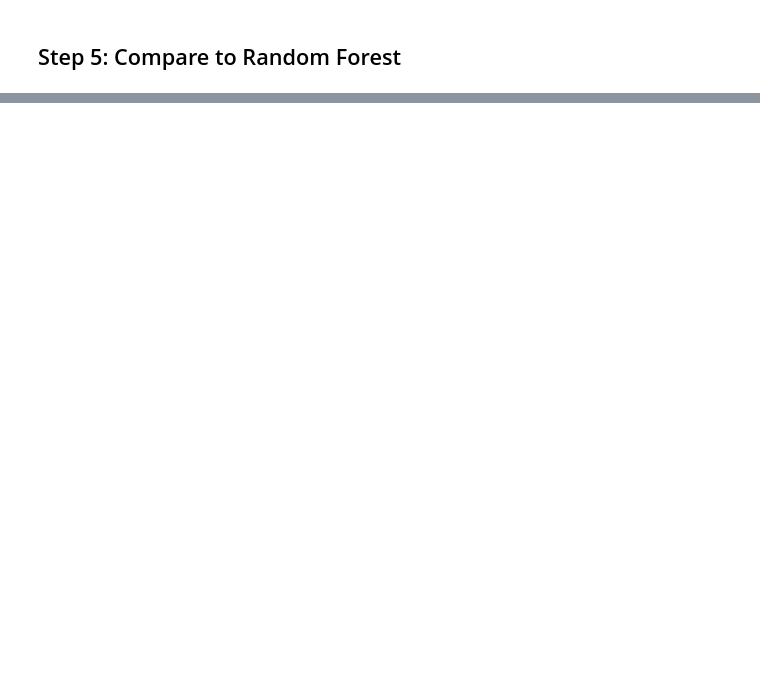
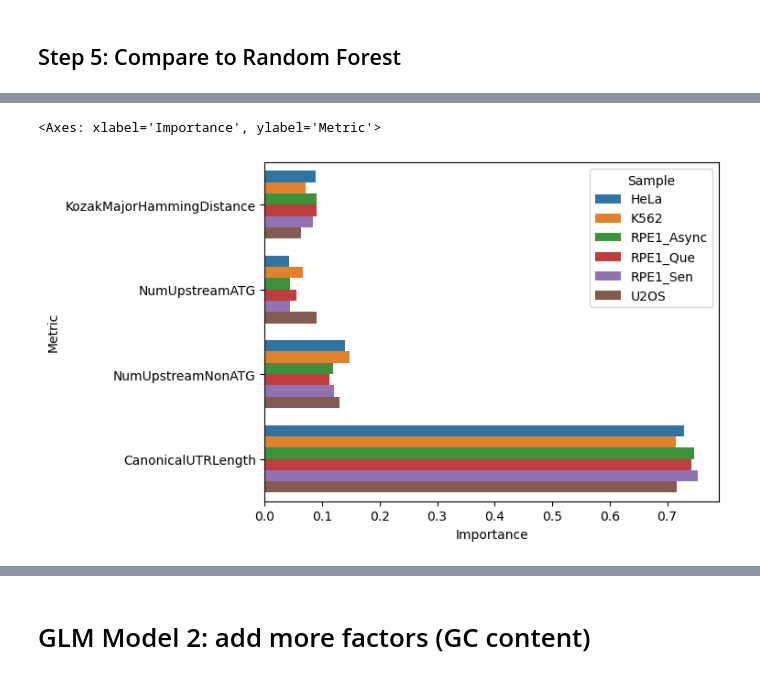
Before and after one commit to cheeseman-lab/coTISja, a Jupyter notebook: src/notebooks/leaky_scanning_model.ipynb, the cells around one changed output, grey strips where cells are left out. Cells and saved outputs as stored; diff of their text form; code cells hidden in the pictures; blank space fills up the shorter version.

```diff
--- a/src/notebooks/leaky_scanning_model.ipynb
+++ b/src/notebooks/leaky_scanning_model.ipynb
@@ -325,0 +430,9 @@ write_glm_results(model, '/lab/barcheese01/smaffa/coTISja/data/tisdiff_results/d
+# %%
+formula = 'TISCounts' + '~' + '+'.join([
+    'KozakHammingDistance', 'NumUpstreamATG', 'NumUpstreamNonATG', 'CanonicalUTRLength', 'Sample',
+    'KozakHammingDistance:Sample', 'NumUpstreamATG:Sample', 'NumUpstreamNonATG:Sample', 'CanonicalUTRLength:Sample'
+])
+
+X, y = create_model_inputs(
+    feature_table_scaled.assign(NumUpstreamNonATG=lambda x: x['NumUpstreamTIS'] - x['NumUpstreamATG']), formula
+)
@@ -328,3 +644,29 @@ write_glm_results(model, '/lab/barcheese01/smaffa/coTISja/data/tisdiff_results/d
 # %% [markdown]
 ## Step 5: Compare to Random Forest
 # %%
+import pandas as pd
+import numpy as np
+from sklearn.ensemble import RandomForestRegressor
+from sklearn.model_selection import train_test_split
+import matplotlib.pyplot as plt
+
+features = ['KozakMajorHammingDistance', 'NumUpstreamATG', 'NumUpstreamNonATG', 'CanonicalUTRLength']
+cell_lines = feature_table['Sample'].unique()
+
+rf_models = {}
+feature_importances = {}
+
+for cl in tqdm(cell_lines):
+    df_cl = feature_table[feature_table['Sample'] == cl]
+    X = df_cl[features]
+    y = np.log2(df_cl['TISCounts']+1) - df_cl['GeneRNASeqLogRPM']
+
+    X_train, X_test, y_train, y_test = train_test_split(X, y, test_size=0.2, random_state=42)
+
+    rf = RandomForestRegressor(n_estimators=1000, random_state=42, n_jobs=-1)
+    rf.fit(X_train, y_train)
+
+    rf_models[cl] = rf
+    feature_importances[cl] = pd.Series(rf.feature_importances_, index=features)
+
+importance_df = pd.DataFrame(feature_importances)
@@ -345,3 +673,11 @@ write_glm_results(model, '/lab/barcheese01/smaffa/coTISja/data/tisdiff_results/d
+# %%
+sns.barplot(
+    importance_df.melt(ignore_index=False, var_name='Sample', value_name='Importance').reset_index(names=['Metric']),
+    x='Importance', y='Metric', hue='Sample'
+)
+# %% [output]
+<Axes: xlabel='Importance', ylabel='Metric'>
+[figure, added]
 # %%
 all_replicate_tis_df.sort_values()
 # %% [output]
@@ -358,3 +694,5 @@ all_replicate_tis_df.sort_values()
 | 430124 | U2OS | rep2 | ENSG00000185515.16 | ENST00000330045.12 | BRCC3 | protein_coding | chrX:155071528-155120147:+ | chrX:155071528 | 20.0 | ATG | ... |
 | 430125 | U2OS | rep2 | ENSG00000292344.2 | ENST00000711174.2 | PLCXD1 | protein_coding | chrY:284188-299332:+ | chrY:284188 | 297.0 | ATG | ... |
 430126 rows × 22 columns
+# %% [markdown]
+# GLM Model 2: add more factors (GC content)
```
Also changed, not shown: parts of 33 cells of this notebook, 5 other files.
